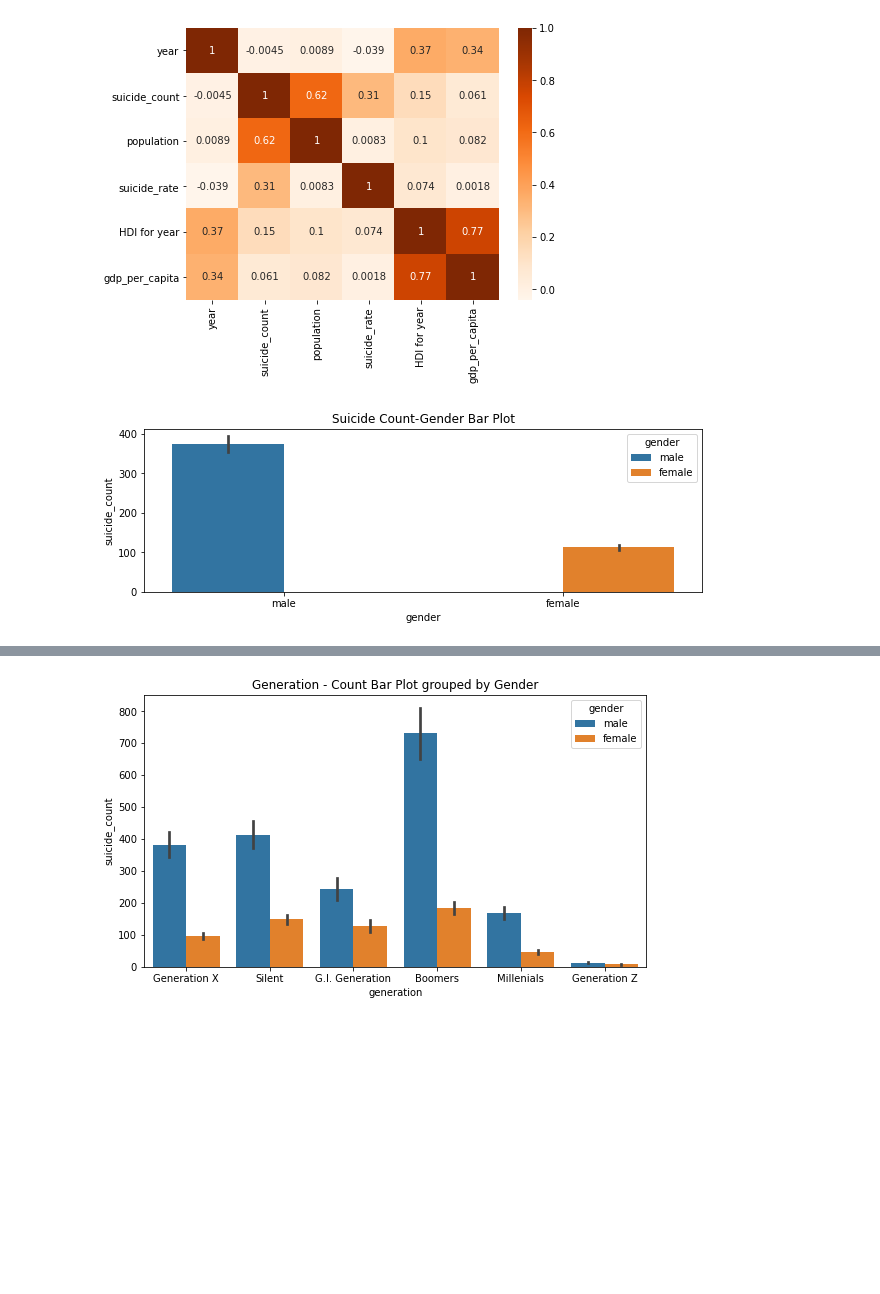
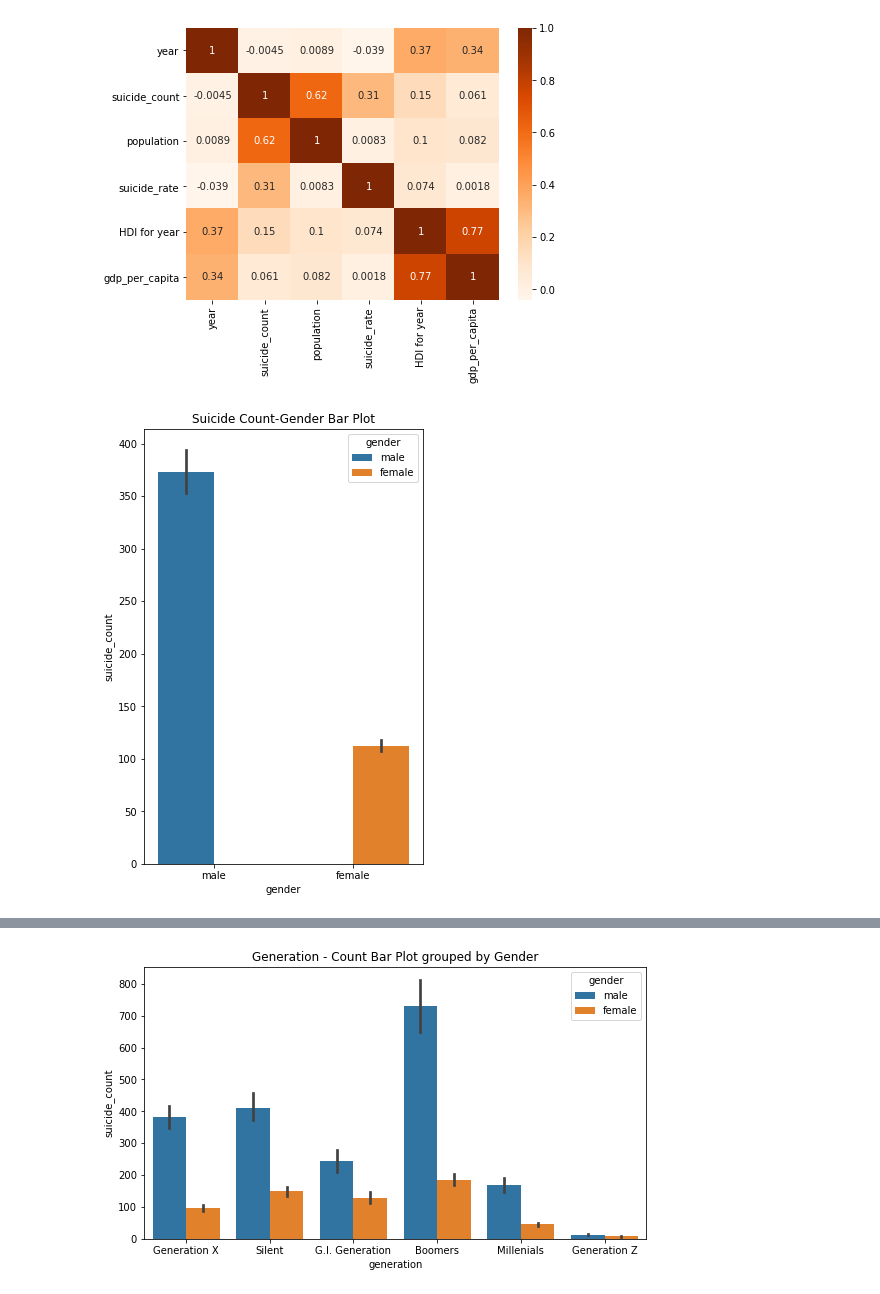
Before and after one commit to vaibhavbichave/Suicide-Rate-Prediction, a Jupyter notebook: Suicide Rate Prediction.ipynb, the cells around one changed output, grey strips where cells are left out. Saved outputs shown, nothing was run; the diff lists cells and outputs as text; code cells hidden in the pictures; blank space fills up the shorter version.

```diff
--- a/Suicide Rate Prediction.ipynb
+++ b/Suicide Rate Prediction.ipynb
@@ -177,12 +176,12 @@ plt.show()
 # %%
 #Gender and suicide count bar plot
 
-plt.figure(figsize=(10,3))
+plt.figure(figsize=(5,8))
 sns.barplot(x = "gender", y = "suicide_count", hue = "gender", data = data)
 plt.title('Suicide Count-Gender Bar Plot')
 plt.show()
 # %% [output]
-[figure, old version]
+[figure, new version]
 # %%
 #Age Group - Count Bar Plot Grouped by Gender
 
```
Also changed, not shown: parts of 40 cells of this notebook.
